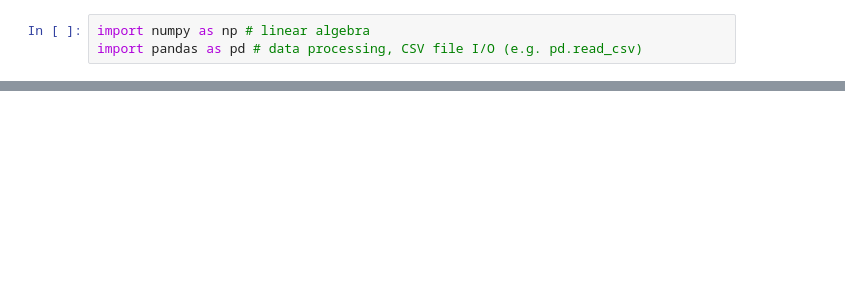
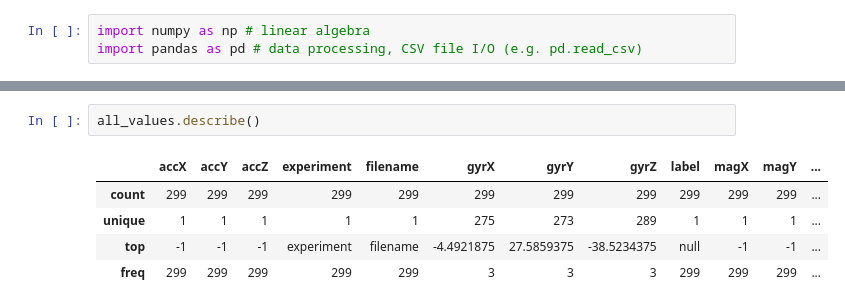
Before and after one commit to pbmiguel/py-har, a Jupyter notebook: TASKS/T1/pre-processing/2016-ANSAMO-preprocessing.ipynb, the cells around one changed output, grey strips where cells are left out. Saved outputs shown, nothing was run; the diff lists cells and outputs as text; blank space fills up the shorter version.

```diff
--- a/TASKS/T1/pre-processing/2016-ANSAMO-preprocessing.ipynb
+++ b/TASKS/T1/pre-processing/2016-ANSAMO-preprocessing.ipynb
@@ -283,0 +440,8 @@ pd.DataFrame(columns=header)
+# %%
+all_values.describe()
+# %% [output]
+|  | accX | accY | accZ | experiment | filename | gyrX | gyrY | gyrZ | label | magX | magY | ... |
+| count | 299 | 299 | 299 | 299 | 299 | 299 | 299 | 299 | 299 | 299 | 299 | ... |
+| unique | 1 | 1 | 1 | 1 | 1 | 275 | 273 | 289 | 1 | 1 | 1 | ... |
+| top | -1 | -1 | -1 | experiment | filename | -4.4921875 | 27.5859375 | -38.5234375 | null | -1 | -1 | ... |
+| freq | 299 | 299 | 299 | 299 | 299 | 3 | 3 | 3 | 299 | 299 | 299 | ... |
```
Also changed, not shown: parts of 32 cells of this notebook, 2 other files.
